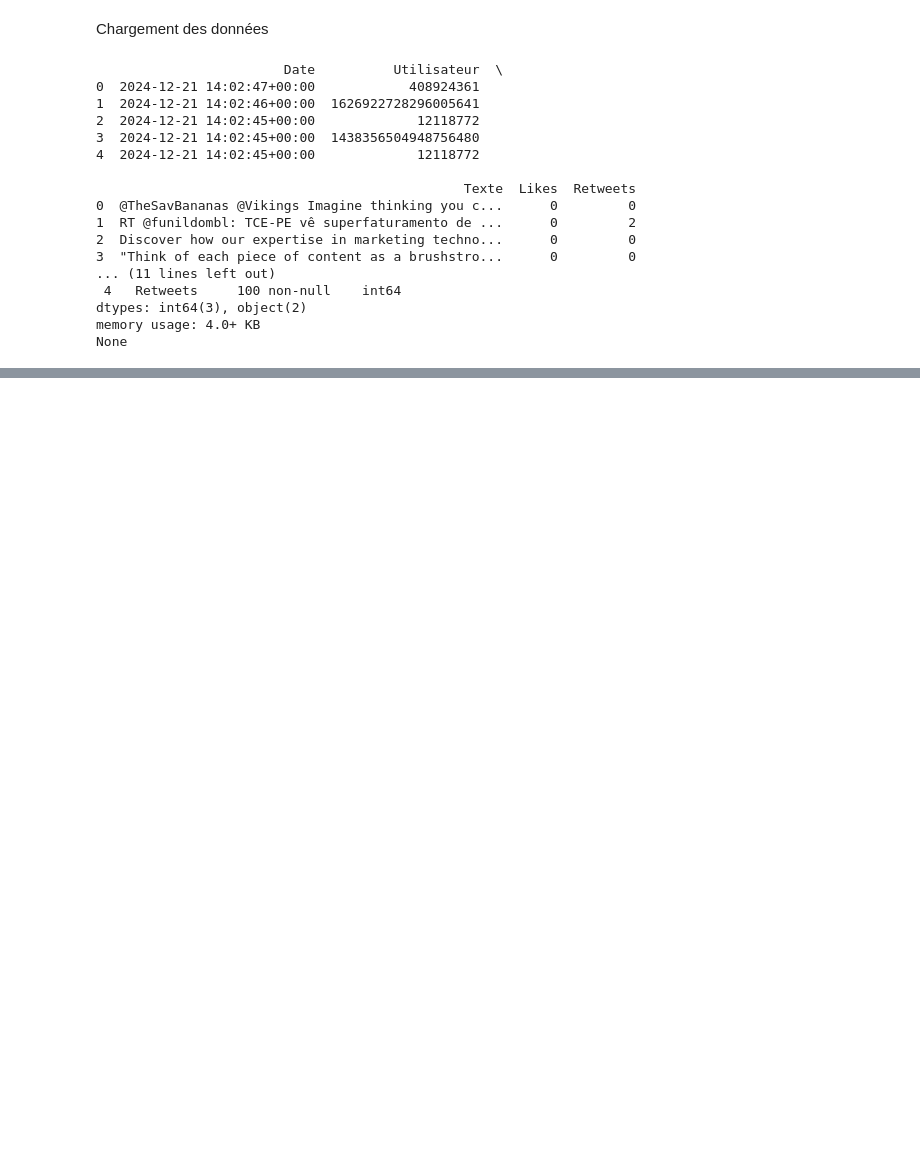
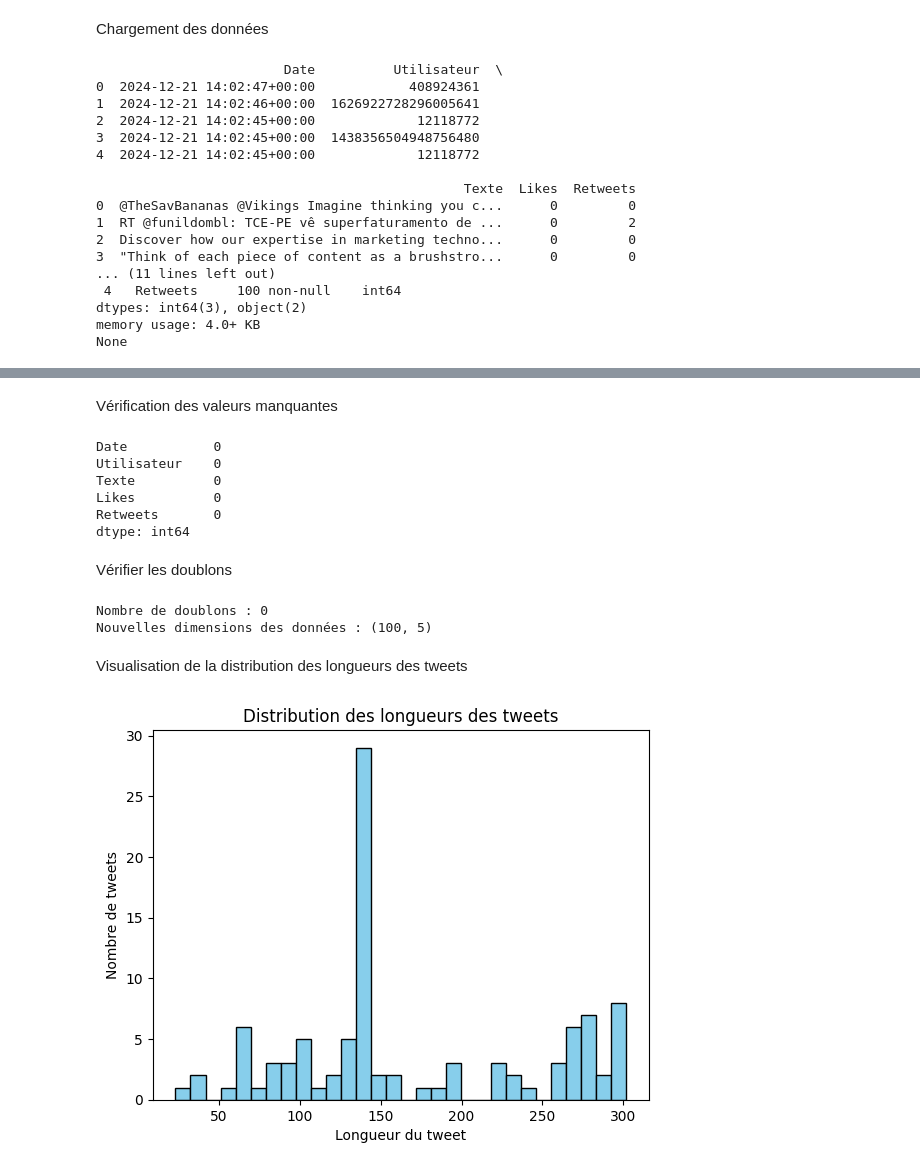
Before and after one commit to traorekitio/projet-analyse-sentiments, a Jupyter notebook: notebooks/data_cleaning_and_visualization.ipynb, the cells around one changed output, grey strips where cells are left out. Cells and saved outputs as stored; diff of their text form; code cells hidden in the pictures; blank space fills up the shorter version.

Commit message:
update data_cleaning_and_visualization.ipynb and new outputs

```diff
--- a/notebooks/data_cleaning_and_visualization.ipynb
+++ b/notebooks/data_cleaning_and_visualization.ipynb
@@ -80,0 +125,5 @@ None
+# %%
+data['Date'] = pd.to_datetime(data['Date'], errors='coerce')
+
+# Vérifier le résultat
+print(data.info())
@@ -80,0 +144,42 @@ None
+# %% [markdown]
+Vérification des valeurs manquantes
+# %%
+print(data.isnull().sum())
+# %% [output]
+Date           0
+Utilisateur    0
+Texte          0
+Likes          0
+Retweets       0
+dtype: int64
+# %% [markdown]
+ Vérifier les doublons
+# %%
+# Vérifier s'il y a des doublons
+print(f"Nombre de doublons : {data.duplicated().sum()}")
+
+# Supprimer les doublons
+data = data.drop_duplicates()
+
+# Vérifier les dimensions après suppression
+print(f"Nouvelles dimensions des données : {data.shape}")
+# %% [output]
+Nombre de doublons : 0
+Nouvelles dimensions des données : (100, 5)
+# %% [markdown]
+Visualisation de la distribution des longueurs des tweets
+# %%
+# Calculer la longueur des tweets
+data['Tweet_Length'] = data['Texte'].astype(str).apply(len)
+
+# Histogramme des longueurs des tweets
+plt.hist(data['Tweet_Length'], bins=30, color='skyblue', edgecolor='black')
+plt.title("Distribution des longueurs des tweets")
+plt.xlabel("Longueur du tweet")
+plt.ylabel("Nombre de tweets")
+
+# Enregistrer dans outputs
+plt.savefig('../outputs/tweet_length_distribution.png')
+plt.show()
+# %% [output]
+[figure, added]
```
Also changed, not shown: parts of 15 cells of this notebook, 3 other files.
